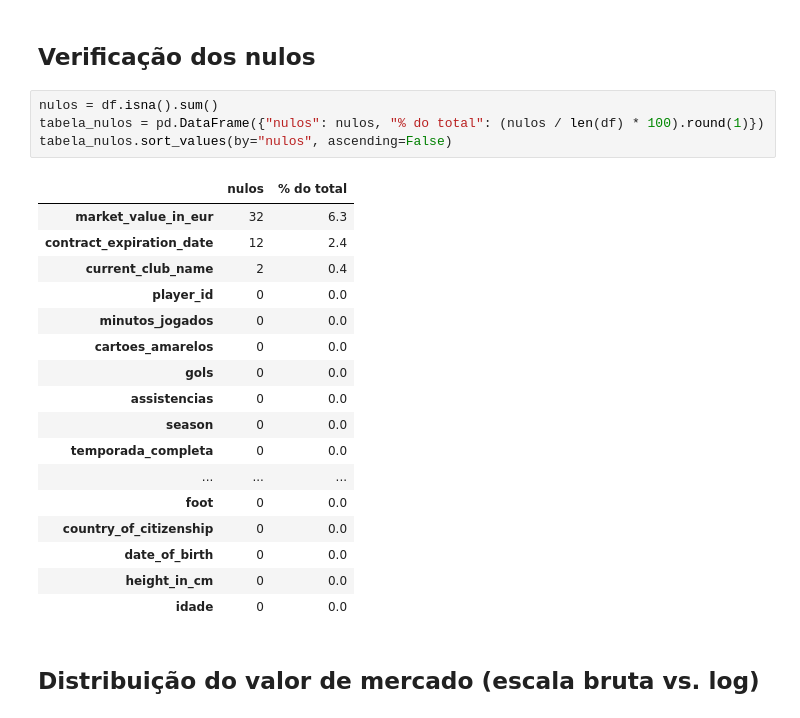
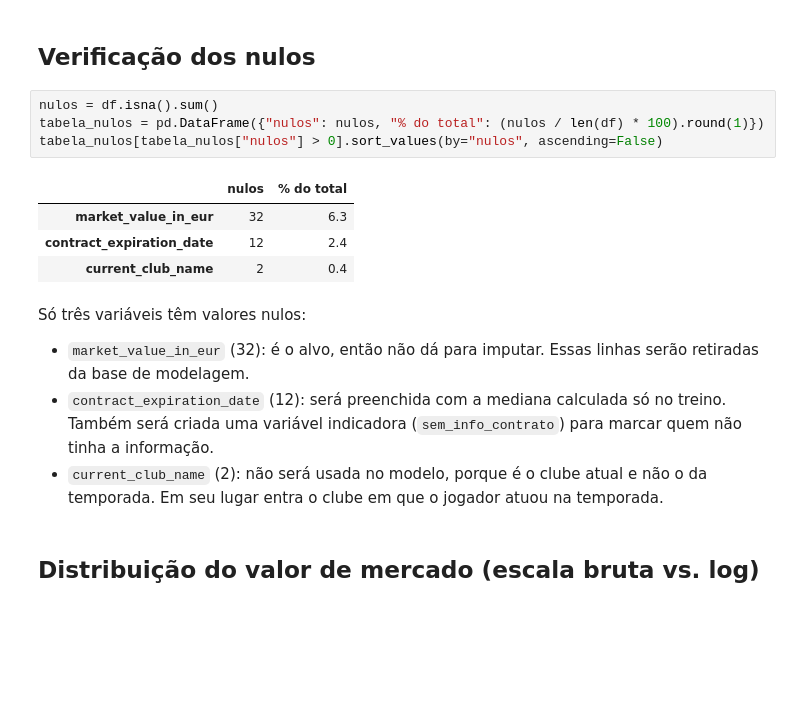
Before and after one commit to maricmello/PI-IV, a Jupyter notebook: notebooks/003_EDA.ipynb, the cells around one changed output. Cells and saved outputs as stored; diff of their text form; blank space fills up the shorter version.

Commit message:
Atualiza estrutura do projeto e notebooks

```diff
--- a/notebooks/003_EDA.ipynb
+++ b/notebooks/003_EDA.ipynb
@@ -50,25 +50,18 @@ df.select_dtypes(exclude="number").describe().T
 # %%
 nulos = df.isna().sum()
 tabela_nulos = pd.DataFrame({"nulos": nulos, "% do total": (nulos / len(df) * 100).round(1)})
-tabela_nulos.sort_values(by="nulos", ascending=False)
+tabela_nulos[tabela_nulos["nulos"] > 0].sort_values(by="nulos", ascending=False)
 # %% [output]
 |  | nulos | % do total |
 | market_value_in_eur | 32 | 6.3 |
 | contract_expiration_date | 12 | 2.4 |
 | current_club_name | 2 | 0.4 |
-| player_id | 0 | 0.0 |
-| minutos_jogados | 0 | 0.0 |
-| cartoes_amarelos | 0 | 0.0 |
-| gols | 0 | 0.0 |
-| assistencias | 0 | 0.0 |
-| season | 0 | 0.0 |
-| temporada_completa | 0 | 0.0 |
-| ... | ... | ... |
-| foot | 0 | 0.0 |
-| country_of_citizenship | 0 | 0.0 |
-| date_of_birth | 0 | 0.0 |
-| height_in_cm | 0 | 0.0 |
-| idade | 0 | 0.0 |
+# %% [markdown]
+Só três variáveis têm valores nulos:
+
+- `market_value_in_eur` (32): é o alvo, então não dá para imputar. Essas linhas serão retiradas da base de modelagem.
+- `contract_expiration_date` (12): será preenchida com a mediana calculada só no treino. Também será criada uma variável indicadora (`sem_info_contrato`) para marcar quem não tinha a informação.
+- `current_club_name` (2): não será usada no modelo, porque é o clube atual e não o da temporada. Em seu lugar entra o clube em que o jogador atuou na temporada.
 # %% [markdown]
 ## Distribuição do valor de mercado (escala bruta vs. log)
 # %%
```
Also changed, not shown: 11 other files.
